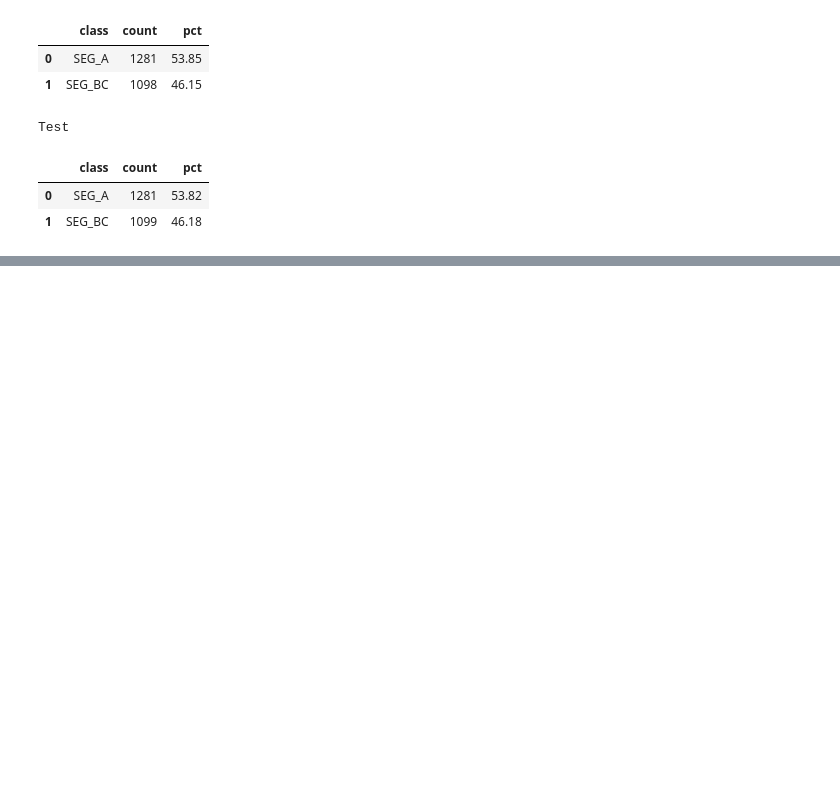
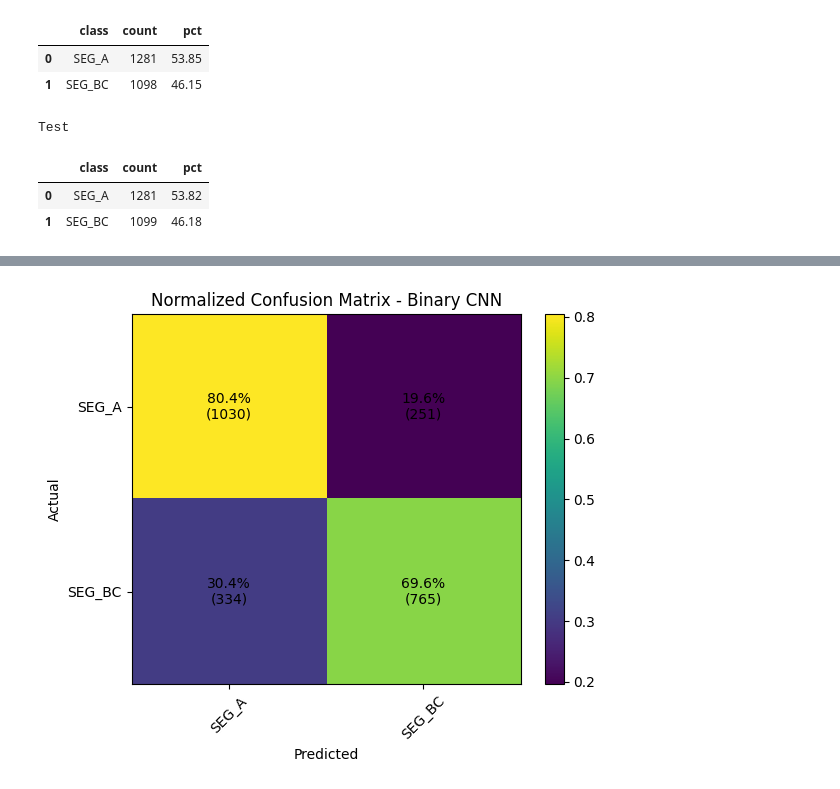
Before and after one commit to david-bazalduaa/Pfizer-segmentation-Ulcerative-Colitis, a Jupyter notebook: Neural network/A_vs_BC_FinalModel.ipynb, the cells around one changed output, grey strips where cells are left out. Drawn from its saved outputs; the diff is of its cells as text; code cells hidden in the pictures; blank space fills up the shorter version.

```diff
--- a/Neural network/A_vs_BC_FinalModel.ipynb
+++ b/Neural network/A_vs_BC_FinalModel.ipynb
@@ -38,7 +38,7 @@ tf.keras.utils.set_random_seed(SEED)
 ## Load Tensors
 # %%
 #Load tensors
-TENSOR_DIR = Path("/Users/omarleosamman/Downloads/pfizer_tensors")
+TENSOR_DIR = Path(r"C:\Users\omarl\Downloads\pfizer_tensors")
 
 X_torch = torch.load(TENSOR_DIR / "X_features.pt")
 y_torch = torch.load(TENSOR_DIR / "y_labels.pt")
@@ -244,3 +247,15 @@ def build_binary_cnn(
     )
 
     return model
+# %%
+# Build and summarize the model
+binary_cnn = build_binary_cnn(
+    n_weeks=n_weeks,
+    n_features=n_features,
+    learning_rate=3e-4,
+    dropout_config=(0.3, 0.3, 0.35, 0.4),
+    l2_reg=1e-4,
+    activation="relu"
+)
+
+binary_cnn.summary()
@@ -246,0 +381,48 @@ def build_binary_cnn(
+# %%
+# Plot confusion matrix with percentages
+def plot_confusion_matrix_with_percentages(
+    y_true,
+    y_pred,
+    target_names,
+    normalize=True,
+    title="Confusion Matrix"
+):
+    cm = confusion_matrix(y_true, y_pred)
+
+    if normalize:
+        cm_display = cm / cm.sum(axis=1, keepdims=True)
+    else:
+        cm_display = cm
+
+    plt.figure(figsize=(6, 5))
+    plt.imshow(cm_display, aspect="auto")
+    plt.colorbar()
+
+    plt.xticks(range(len(target_names)), target_names, rotation=45)
+    plt.yticks(range(len(target_names)), target_names)
+
+    plt.title(title)
+    plt.xlabel("Predicted")
+    plt.ylabel("Actual")
+
+    for i in range(cm.shape[0]):
+        for j in range(cm.shape[1]):
+            if normalize:
+                text = f"{cm_display[i, j]*100:.1f}%\n({cm[i, j]})"
+            else:
+                text = f"{cm[i, j]}"
+
+            plt.text(j, i, text, ha="center", va="center")
+
+    plt.tight_layout()
+    plt.show()
+
+plot_confusion_matrix_with_percentages(
+    y_true=y_test.numpy(),
+    y_pred=binary_results["y_pred"],
+    target_names=binary_target_names,
+    normalize=True,
+    title="Normalized Confusion Matrix - Binary CNN"
+)
+# %% [output]
+[figure, added]
```
Also changed, not shown: parts of 8 cells of this notebook, 1 other file.
